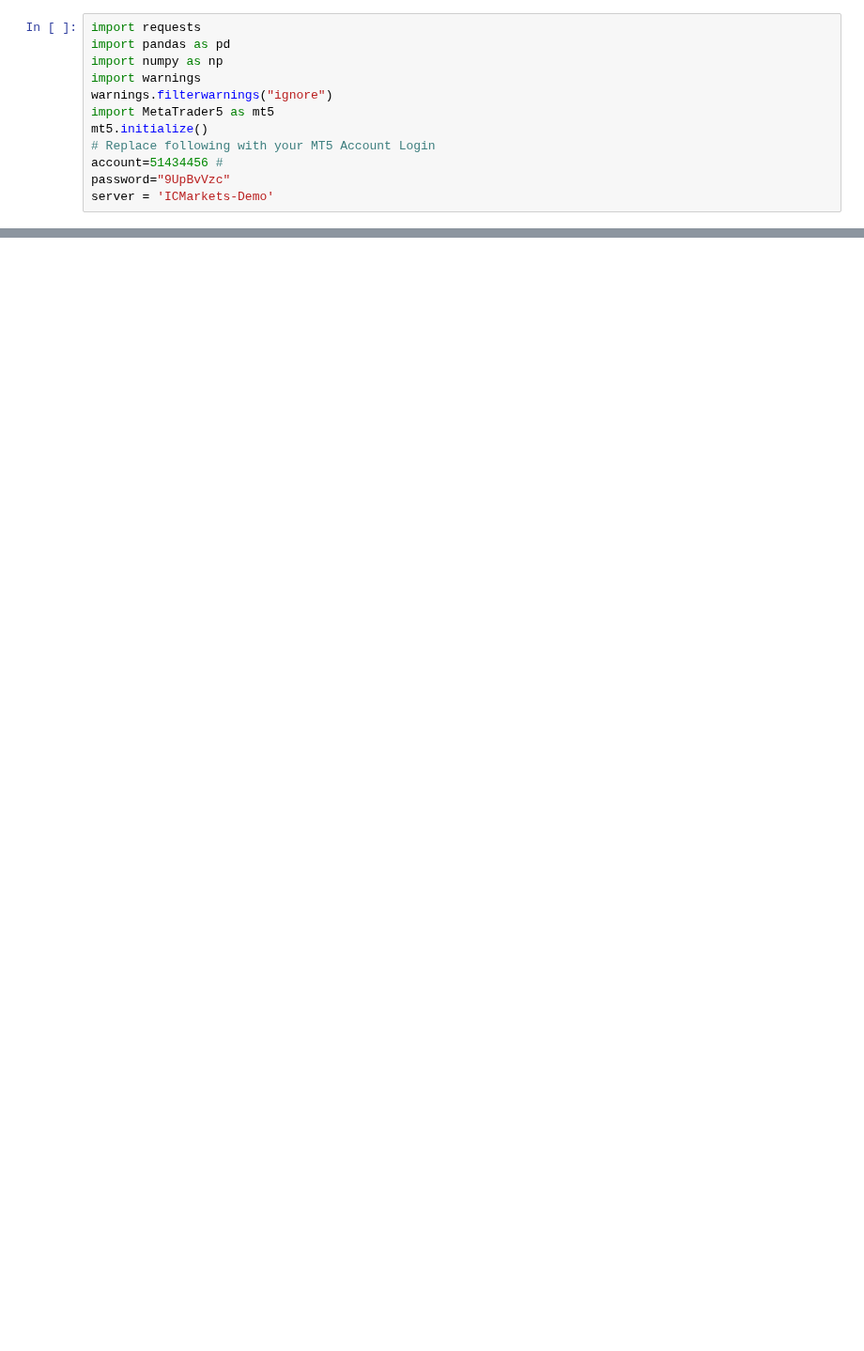
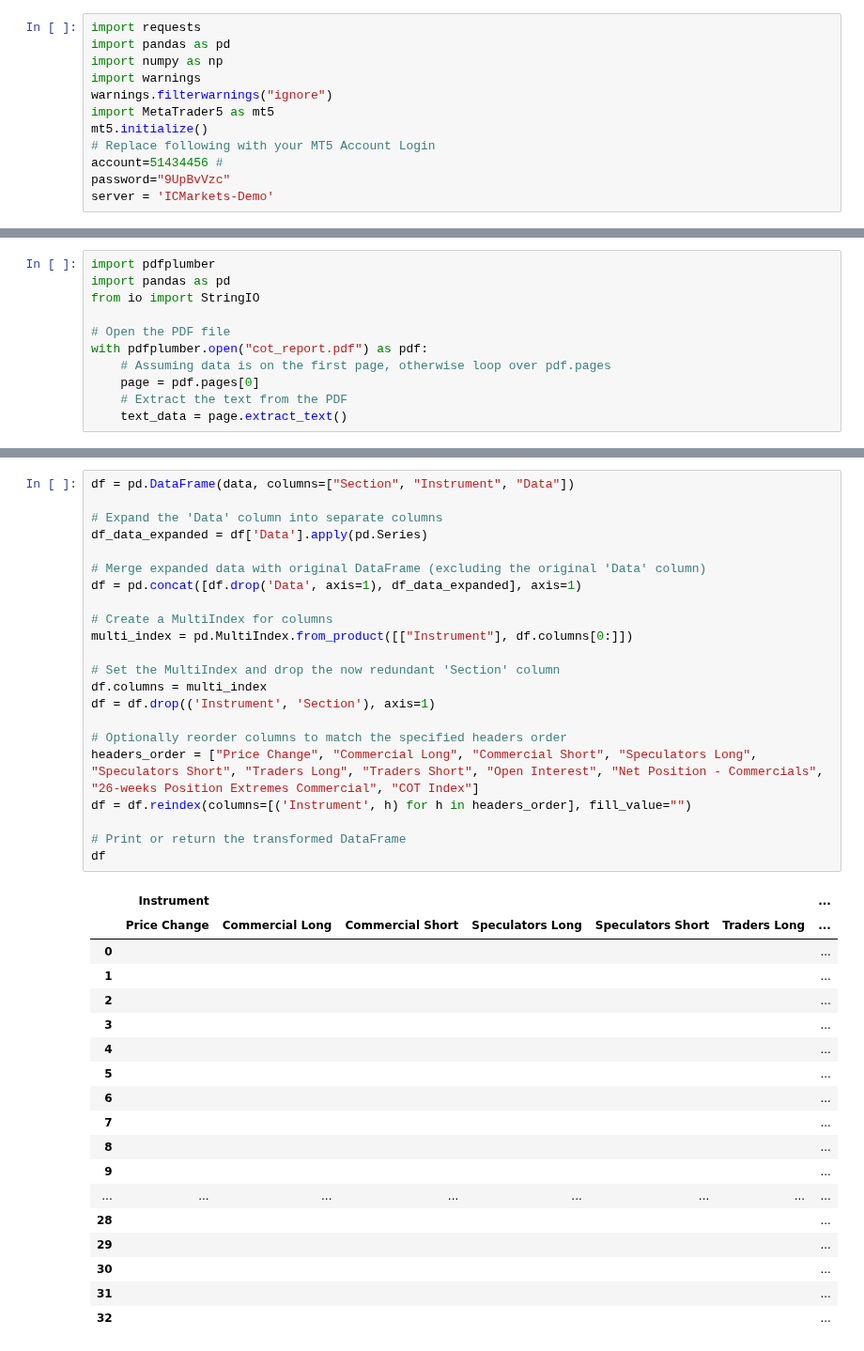
Before and after one commit to aliquid-novi/Strategies, a Jupyter notebook: lets get it/cot report.ipynb, the cells around one changed output, grey strips where cells are left out. Shown at 94% size. Drawn from its saved outputs; the diff is of its cells as text; blank space fills up the shorter version.

```diff
--- a/lets get it/cot report.ipynb
+++ b/lets get it/cot report.ipynb
@@ -174,0 +13,11 @@ Instrument: Old, Open Interest: 109, Non-Commercial Long: 51.5, Non-Commercial S
+# %%
+import pdfplumber
+import pandas as pd
+from io import StringIO
+
+# Open the PDF file
+with pdfplumber.open("cot_report.pdf") as pdf:
+    # Assuming data is on the first page, otherwise loop over pdf.pages
+    page = pdf.pages[0]
+    # Extract the text from the PDF
+    text_data = page.extract_text()
@@ -174,0 +230,41 @@ Instrument: Old, Open Interest: 109, Non-Commercial Long: 51.5, Non-Commercial S
+# %%
+df = pd.DataFrame(data, columns=["Section", "Instrument", "Data"])
+
+# Expand the 'Data' column into separate columns
+df_data_expanded = df['Data'].apply(pd.Series)
+
+# Merge expanded data with original DataFrame (excluding the original 'Data' column)
+df = pd.concat([df.drop('Data', axis=1), df_data_expanded], axis=1)
+
+# Create a MultiIndex for columns
+multi_index = pd.MultiIndex.from_product([["Instrument"], df.columns[0:]])
+
+# Set the MultiIndex and drop the now redundant 'Section' column
+df.columns = multi_index
+df = df.drop(('Instrument', 'Section'), axis=1)
+
+# Optionally reorder columns to match the specified headers order
+headers_order = ["Price Change", "Commercial Long", "Commercial Short", "Speculators Long", "Speculators Short", "Traders Long", "Traders Short", "Open Interest", "Net Position - Commercials", "26-weeks Position Extremes Commercial", "COT Index"]
+df = df.reindex(columns=[('Instrument', h) for h in headers_order], fill_value="")
+
+# Print or return the transformed DataFrame
+df
+# %% [output]
+|  | Instrument |  |  |  |  |  | ... |
+|  | Price Change | Commercial Long | Commercial Short | Speculators Long | Speculators Short | Traders Long | ... |
+| 0 |  |  |  |  |  |  | ... |
+| 1 |  |  |  |  |  |  | ... |
+| 2 |  |  |  |  |  |  | ... |
+| 3 |  |  |  |  |  |  | ... |
+| 4 |  |  |  |  |  |  | ... |
+| 5 |  |  |  |  |  |  | ... |
+| 6 |  |  |  |  |  |  | ... |
+| 7 |  |  |  |  |  |  | ... |
+| 8 |  |  |  |  |  |  | ... |
+| 9 |  |  |  |  |  |  | ... |
+| ... | ... | ... | ... | ... | ... | ... | ... |
+| 28 |  |  |  |  |  |  | ... |
+| 29 |  |  |  |  |  |  | ... |
+| 30 |  |  |  |  |  |  | ... |
+| 31 |  |  |  |  |  |  | ... |
+| 32 |  |  |  |  |  |  | ... |
```
Also changed, not shown: parts of 9 cells of this notebook, 9 other files.
